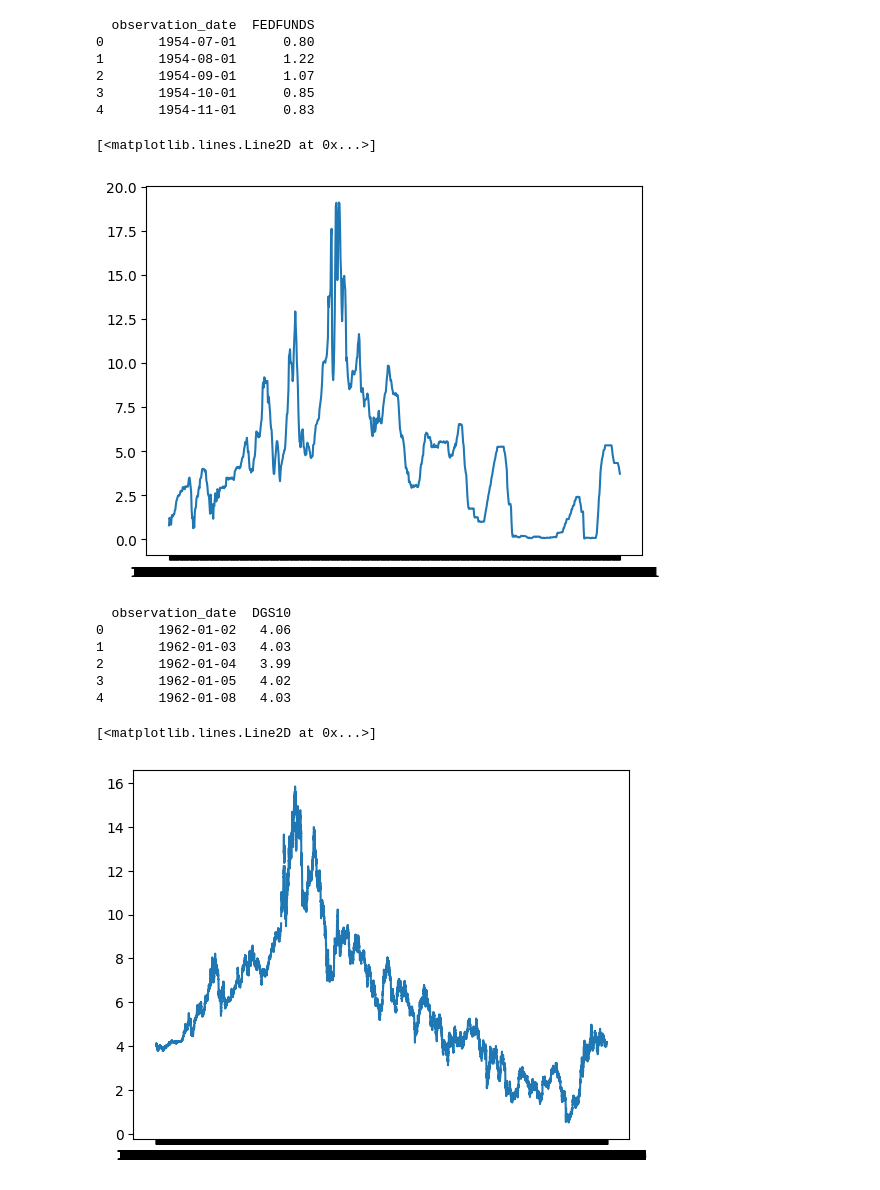
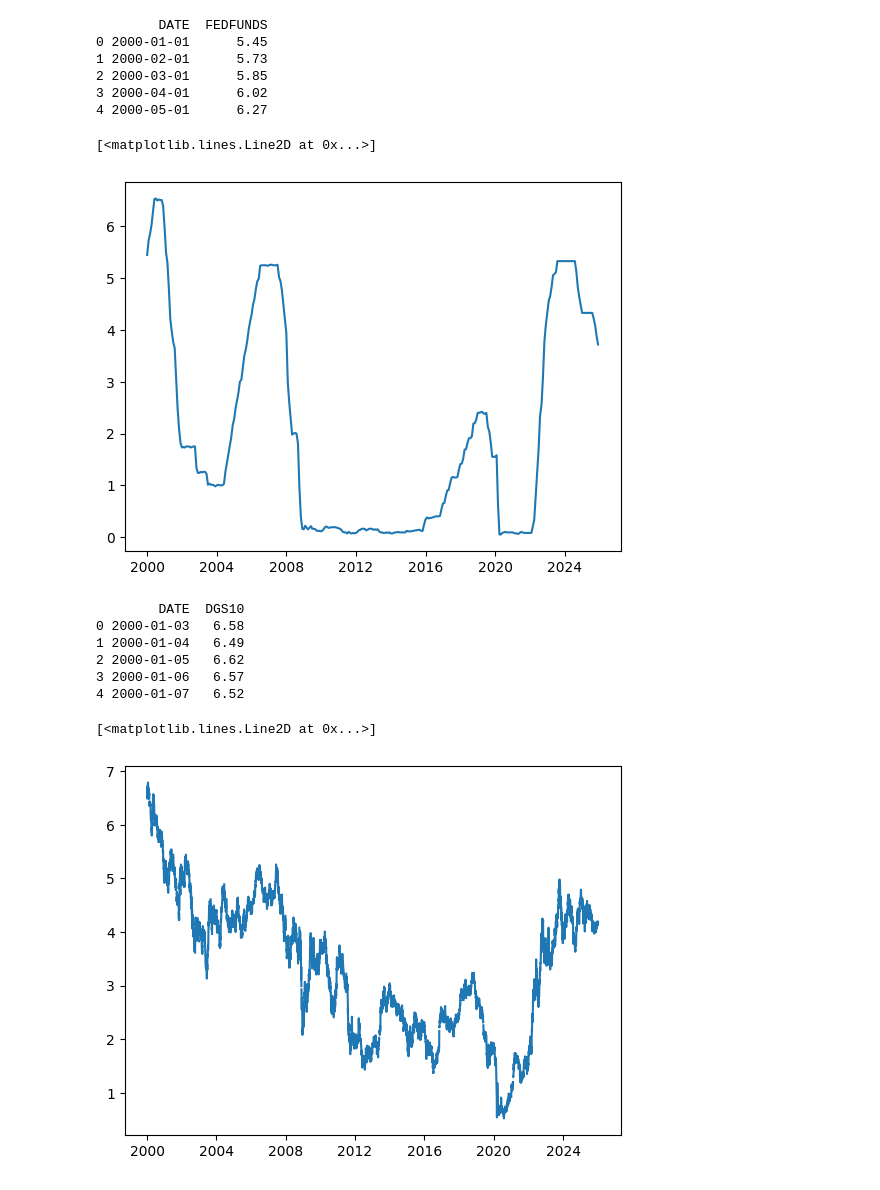
Before and after one commit to WObszan/Forecasting-Stock-Price-Direction, a Jupyter notebook: data/data loading.ipynb, the cells around one changed output. Saved outputs shown, nothing was run; the diff lists cells and outputs as text; code cells hidden in the pictures.

```diff
--- a/data/data loading.ipynb
+++ b/data/data loading.ipynb
@@ -47,37 +101,39 @@ Index(['Close', 'High', 'Low', 'Open', 'Volume', 'RSI_14', 'MACD_12_26_9',
 # %%
 ## Loading macro economic data
+### need to install pandas-datareader
 
 ### Fed Funds Rate (pol: Stopy procentowe)
 
-FEDFUNDS = pd.read_csv('Macroeconomic data/FEDFUNDS.csv')
-FEDFUNDS = pd.DataFrame(FEDFUNDS)
+FEDFUNDS = web.DataReader('FEDFUNDS', 'fred', start='2000-01-01', end=date.today().strftime('%Y-%m-%d'))
+FEDFUNDS.reset_index(inplace=True)
+
 print(FEDFUNDS.head())
-plt.plot(FEDFUNDS['observation_date'], FEDFUNDS['FEDFUNDS'])
+plt.plot(FEDFUNDS['DATE'], FEDFUNDS['FEDFUNDS'])
 # %% [output]
-  observation_date  FEDFUNDS
-0       1954-07-01      0.80
-1       1954-08-01      1.22
-2       1954-09-01      1.07
-3       1954-10-01      0.85
-4       1954-11-01      0.83
+        DATE  FEDFUNDS
+0 2000-01-01      5.45
+1 2000-02-01      5.73
+2 2000-03-01      5.85
+3 2000-04-01      6.02
+4 2000-05-01      6.27
 [<matplotlib.lines.Line2D at 0x...>]
-[figure, old version]
+[figure, new version]
 # %%
 ### Market Yield on U.S. Treasury Securities at 10-Year Constant Maturity, Quoted on an Investment Basis (pol: Rentowność Obligacji 10-letnich)
 
-DGS10 = pd.read_csv('Macroeconomic data/DGS10.csv')
-DGS10 = pd.DataFrame(DGS10)
+DGS10 = web.DataReader('DGS10', 'fred', start='2000-01-01', end=date.today().strftime('%Y-%m-%d'))
+DGS10.reset_index(inplace=True)
 print(DGS10.head())
-plt.plot(DGS10['observation_date'], DGS10['DGS10'])
+plt.plot(DGS10['DATE'], DGS10['DGS10'])
 # %% [output]
-  observation_date  DGS10
-0       1962-01-02   4.06
-1       1962-01-03   4.03
-2       1962-01-04   3.99
-3       1962-01-05   4.02
-4       1962-01-08   4.03
+        DATE  DGS10
+0 2000-01-03   6.58
+1 2000-01-04   6.49
+2 2000-01-05   6.62
+3 2000-01-06   6.57
+4 2000-01-07   6.52
 [<matplotlib.lines.Line2D at 0x...>]
-[figure, old version]
+[figure, new version]
 # %%
 ### CPI (pol: Wskaznik inflacji)
 
```
Also changed, not shown: parts of 14 cells of this notebook, 3 other files.
